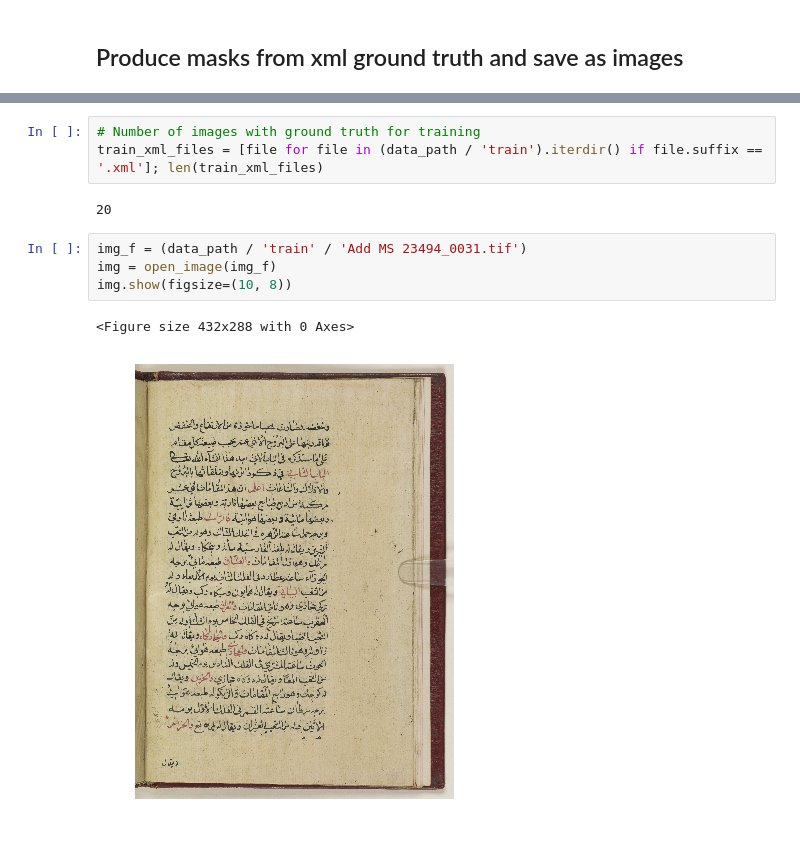
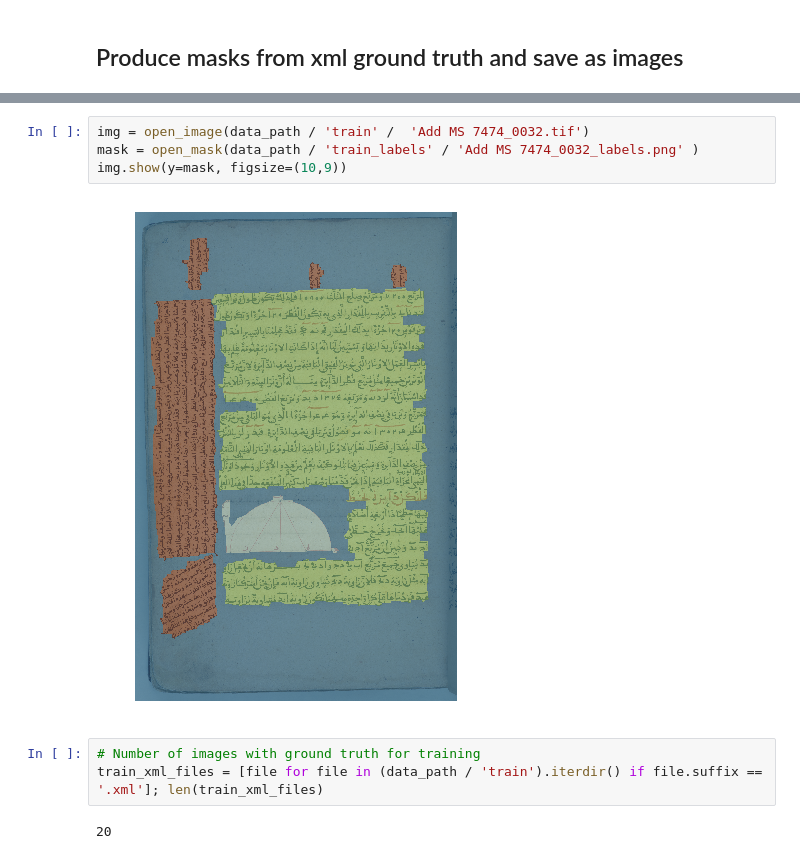
Before and after one commit to uwaisiqbal/RASM2019, a Jupyter notebook: notebooks/Data Preperation.ipynb, the cells around one changed output, grey strips where cells are left out. Cells and saved outputs as stored; diff of their text form.

Commit message:
Updated notebook with code to generate masks for layout segmentation

```diff
--- a/notebooks/Data Preperation.ipynb
+++ b/notebooks/Data Preperation.ipynb
@@ -66,12 +162,11 @@ unzip:  cannot find or open /Users/uwaisiqbal/Code, /Users/uwaisiqbal/Code.zip o
+# %%
+img = open_image(data_path / 'train' /  'Add MS 7474_0032.tif')
+mask = open_mask(data_path / 'train_labels' / 'Add MS 7474_0032_labels.png' )
+img.show(y=mask, figsize=(10,9))
+# %% [output]
+[figure, added]
 # %%
 # Number of images with ground truth for training
 train_xml_files = [file for file in (data_path / 'train').iterdir() if file.suffix == '.xml']; len(train_xml_files)
 # %% [output]
 20
-# %%
-img_f = (data_path / 'train' / 'Add MS 23494_0031.tif')
-img = open_image(img_f)
-img.show(figsize=(10, 8))
-# %% [output]
-<Figure size 432x288 with 0 Axes>
-[figure, removed]
```
Also changed, not shown: parts of 11 cells of this notebook.
